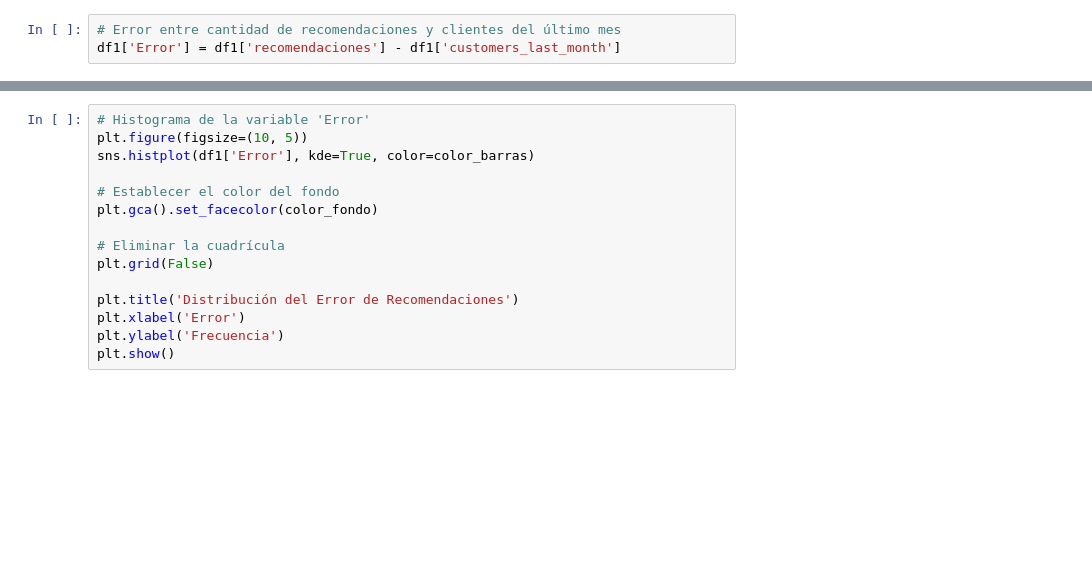
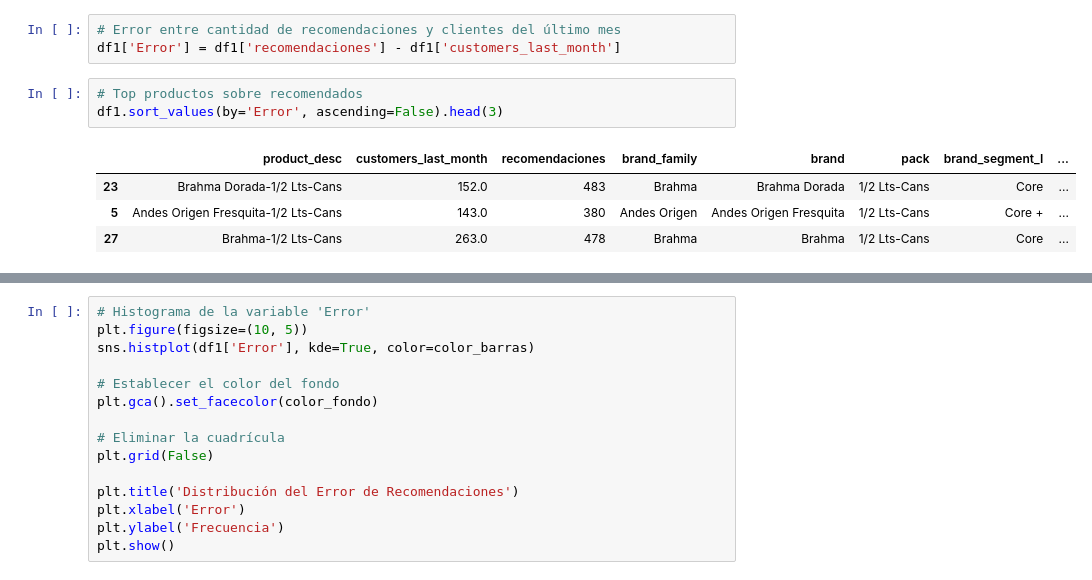
Before and after one commit to abrilnoguera/TestQuilmes, a Jupyter notebook: 1_Analisis.ipynb, the cells around one changed output, grey strips where cells are left out. Cells and saved outputs as stored; diff of their text form; blank space fills up the shorter version.

```diff
--- a/1_Analisis.ipynb
+++ b/1_Analisis.ipynb
@@ -730,3 +734,11 @@ Para comprender la efectividad del sistema de recomendaciones, se introduce la v
 # %%
 # Error entre cantidad de recomendaciones y clientes del último mes
 df1['Error'] = df1['recomendaciones'] - df1['customers_last_month']
+# %%
+# Top productos sobre recomendados
+df1.sort_values(by='Error', ascending=False).head(3)
+# %% [output]
+|  | product_desc | customers_last_month | recomendaciones | brand_family | brand | pack | brand_segment_I | ... |
+| 23 | Brahma Dorada-1/2 Lts-Cans | 152.0 | 483 | Brahma | Brahma Dorada | 1/2 Lts-Cans | Core | ... |
+| 5 | Andes Origen Fresquita-1/2 Lts-Cans | 143.0 | 380 | Andes Origen | Andes Origen Fresquita | 1/2 Lts-Cans | Core + | ... |
+| 27 | Brahma-1/2 Lts-Cans | 263.0 | 478 | Brahma | Brahma | 1/2 Lts-Cans | Core | ... |
```
Also changed, not shown: parts of 4 cells of this notebook, 3 other files.
